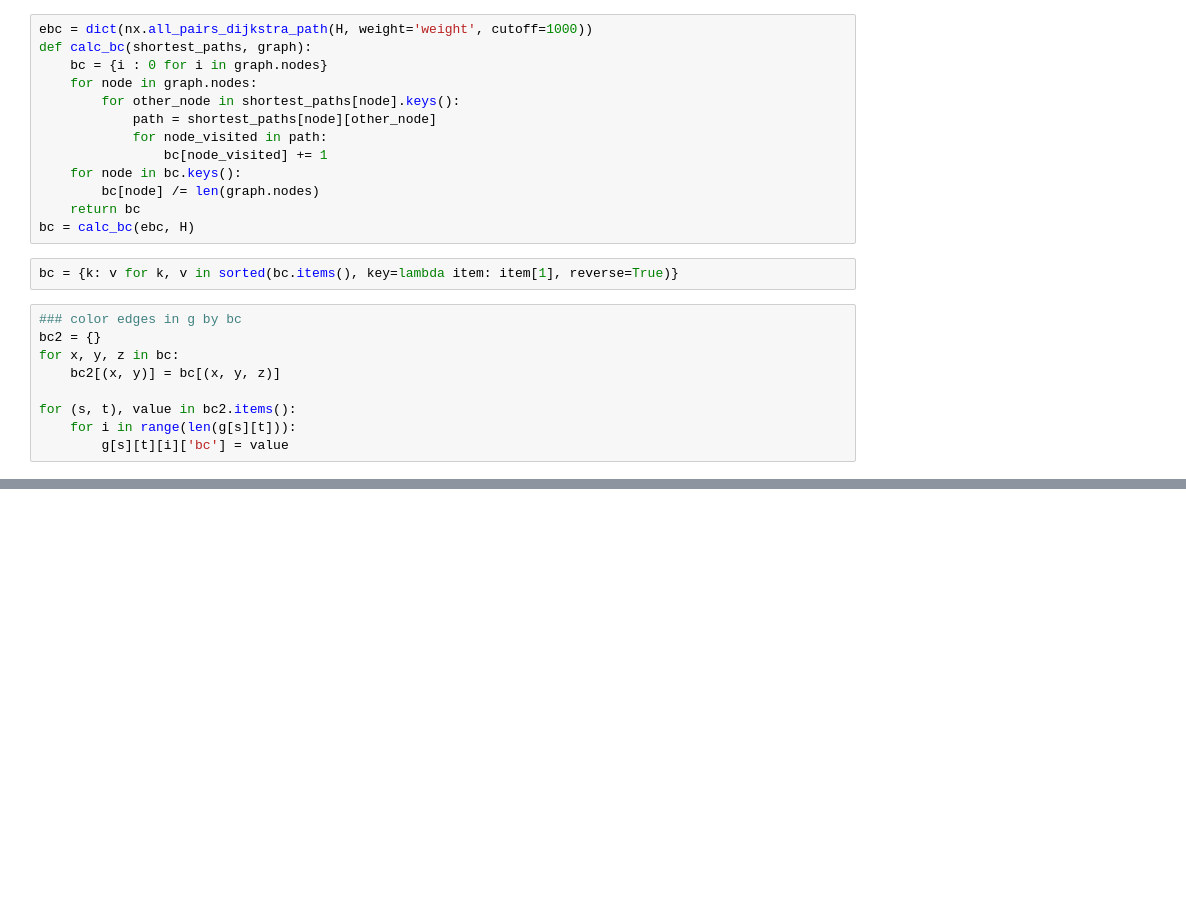
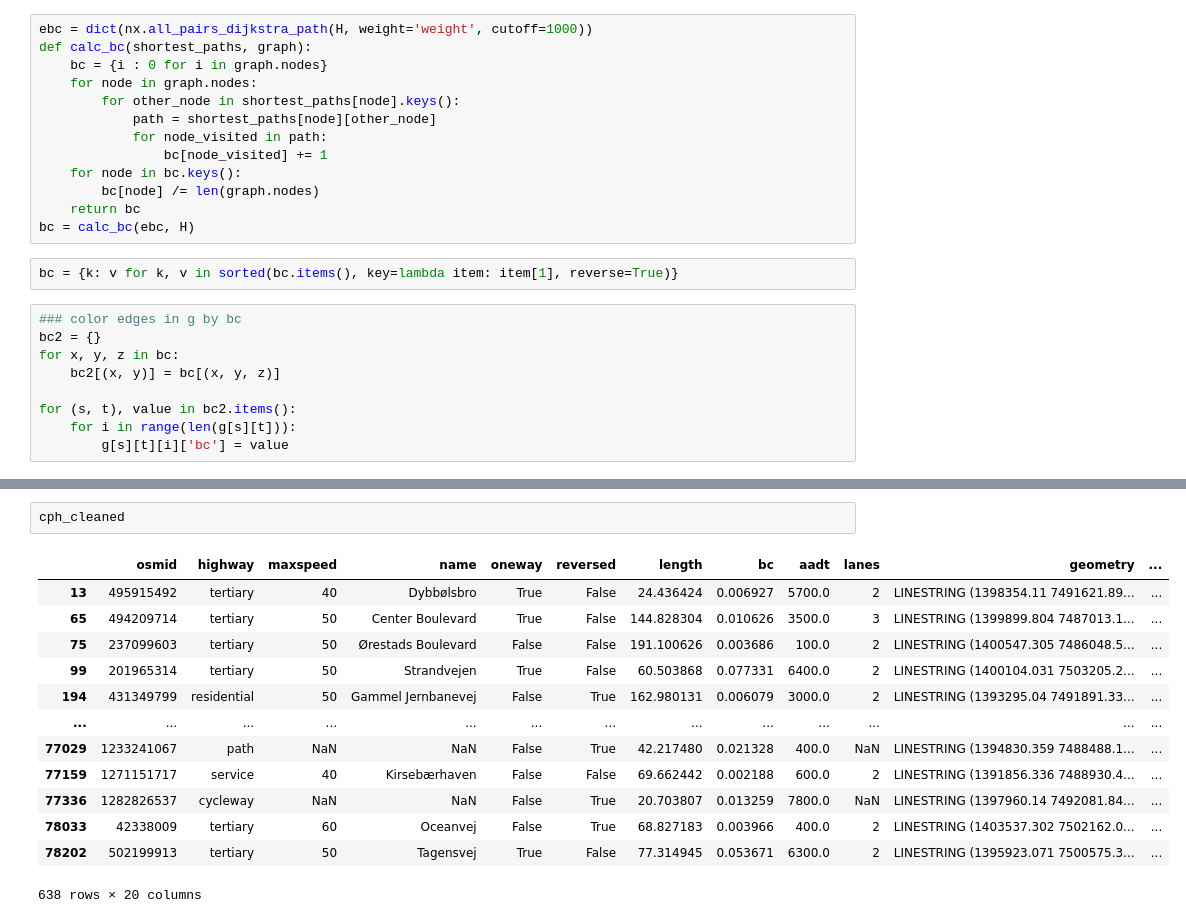
Before and after one commit to hugzito/bike-flow-estimate, a Jupyter notebook: notebooks/cph_sota.ipynb, the cells around one changed output, grey strips where cells are left out. Cells and saved outputs as stored; diff of their text form; blank space fills up the shorter version.

```diff
--- a/notebooks/cph_sota.ipynb
+++ b/notebooks/cph_sota.ipynb
@@ -82,0 +193,16 @@ cph_edges['bc'] = np.log10(cph_edges['bc'])
+# %%
+cph_cleaned
+# %% [output]
+|  | osmid | highway | maxspeed | name | oneway | reversed | length | bc | aadt | lanes | geometry | ... |
+| 13 | 495915492 | tertiary | 40 | Dybbølsbro | True | False | 24.436424 | 0.006927 | 5700.0 | 2 | LINESTRING (1398354.11 7491621.89... | ... |
+| 65 | 494209714 | tertiary | 50 | Center Boulevard | True | False | 144.828304 | 0.010626 | 3500.0 | 3 | LINESTRING (1399899.804 7487013.1... | ... |
+| 75 | 237099603 | tertiary | 50 | Ørestads Boulevard | False | False | 191.100626 | 0.003686 | 100.0 | 2 | LINESTRING (1400547.305 7486048.5... | ... |
+| 99 | 201965314 | tertiary | 50 | Strandvejen | True | False | 60.503868 | 0.077331 | 6400.0 | 2 | LINESTRING (1400104.031 7503205.2... | ... |
+| 194 | 431349799 | residential | 50 | Gammel Jernbanevej | False | True | 162.980131 | 0.006079 | 3000.0 | 2 | LINESTRING (1393295.04 7491891.33... | ... |
+| ... | ... | ... | ... | ... | ... | ... | ... | ... | ... | ... | ... | ... |
+| 77029 | 1233241067 | path | NaN | NaN | False | True | 42.217480 | 0.021328 | 400.0 | NaN | LINESTRING (1394830.359 7488488.1... | ... |
+| 77159 | 1271151717 | service | 40 | Kirsebærhaven | False | False | 69.662442 | 0.002188 | 600.0 | 2 | LINESTRING (1391856.336 7488930.4... | ... |
+| 77336 | 1282826537 | cycleway | NaN | NaN | False | True | 20.703807 | 0.013259 | 7800.0 | NaN | LINESTRING (1397960.14 7492081.84... | ... |
+| 78033 | 42338009 | tertiary | 60 | Oceanvej | False | True | 68.827183 | 0.003966 | 400.0 | 2 | LINESTRING (1403537.302 7502162.0... | ... |
+| 78202 | 502199913 | tertiary | 50 | Tagensvej | True | False | 77.314945 | 0.053671 | 6300.0 | 2 | LINESTRING (1395923.071 7500575.3... | ... |
+638 rows × 20 columns
```
Also changed, not shown: parts of 21 cells of this notebook.
